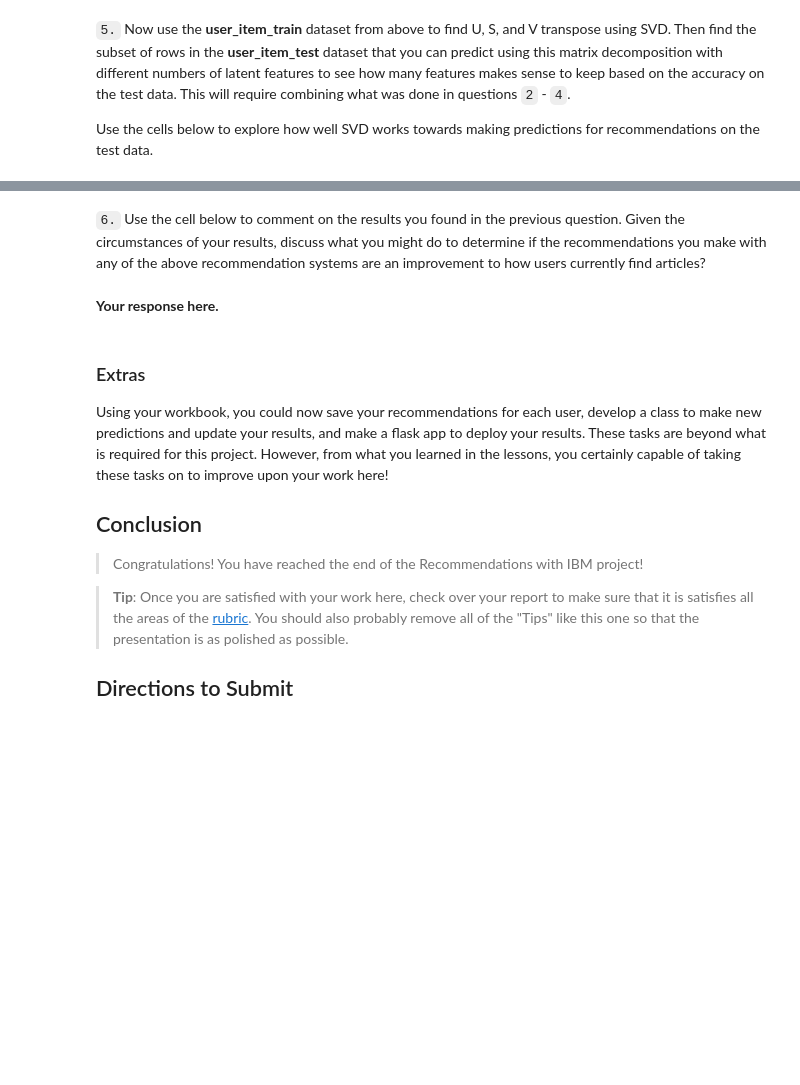
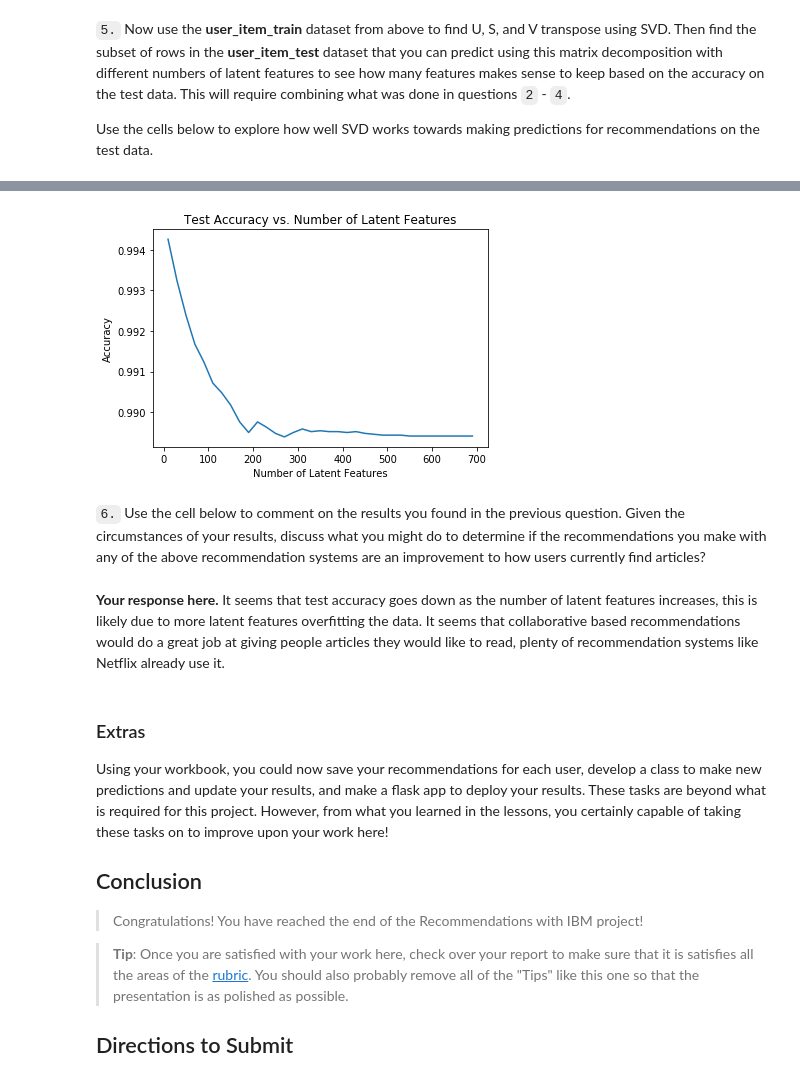
Before and after one commit to sean-ashley/IBM_Recommender, a Jupyter notebook: Recommendations_with_IBM.ipynb, the cells around one changed output, grey strips where cells are left out. Drawn from its saved outputs; the diff is of its cells as text; code cells hidden in the pictures; blank space fills up the shorter version.

Commit message:
added final graph

```diff
--- a/Recommendations_with_IBM.ipynb
+++ b/Recommendations_with_IBM.ipynb
@@ -893,3 +893,5 @@ u_train, s_train, vt_train = np.linalg.svd(user_item_train) # fit svd similar to
 # %%
 # Use these cells to see how well you can use the training
 # decomposition to predict on test data
+u_test = u_train[user_item_train.index.isin(test_idx), :]
+vt_test = vt_train[:, user_item_train.columns.isin(test_arts)]
@@ -896,30 +901,37 @@ u_train, s_train, vt_train = np.linalg.svd(user_item_train) # fit svd similar to
 # %%
 num_latent_feats = np.arange(10,700+10,20)
 sum_errs = []
 
 for k in num_latent_feats:
     # restructure with k latent features
     s_new, u_new, vt_new = np.diag(s[:k]), u[:, :k], vt[:k, :]
-
+    u_test_new, vt_test_new = u_test[:, :k], vt_test[:k, :]
     # take dot product
-    user_item_est = np.around(np.dot(np.dot(u_new, s_new), vt_new))
+    user_item_est = np.around(np.dot(np.dot(u_new, s_new), vt_test_new))[ (user_item_matrix.index.isin(test_idx) * user_item_matrix.index.isin(user_item_train.index)).astype(bool) ]
 
     # compute error for each prediction to actual value
-    diffs = np.subtract(user_item_matrix, user_item_est)
+
+    filtered_item_test = user_item_test.loc[user_item_test.index.isin(user_item_train.index)]
+
+    diffs = np.subtract(filtered_item_test, user_item_est)
 
     # total errors and keep track of them
     err = np.sum(np.sum(np.abs(diffs)))
     sum_errs.append(err)
 
 
 plt.plot(num_latent_feats, 1 - np.array(sum_errs)/df.shape[0]);
 plt.xlabel('Number of Latent Features');
 plt.ylabel('Accuracy');
-plt.title('Accuracy vs. Number of Latent Features');
+plt.title('Test Accuracy vs. Number of Latent Features');
+# %% [output]
+[figure, added]
 # %% [markdown]
 `6.` Use the cell below to comment on the results you found in the previous question. Given the circumstances of your results, discuss what you might do to determine if the recommendations you make with any of the above recommendation systems are an improvement to how users currently find articles?
-# %% [markdown]
-**Your response here.**
+# %% [markdown]
+
+**Your response here.**
+It seems that test accuracy goes down as the number of latent features increases, this is likely due to more latent features overfitting the data. It seems that collaborative based recommendations would do a great job at giving people articles they would like to read, plenty of recommendation systems like Netflix already use it.
 # %% [markdown]
 <a id='conclusions'></a>
 ### Extras
```
Also changed, not shown: parts of 2 cells of this notebook.
